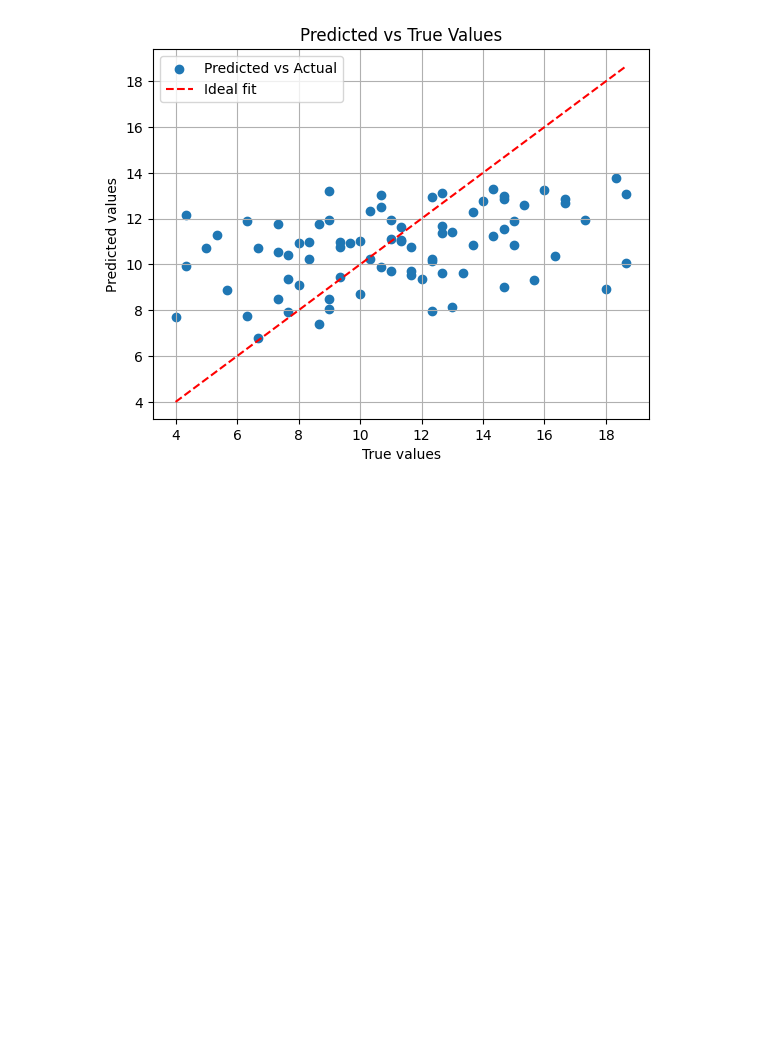
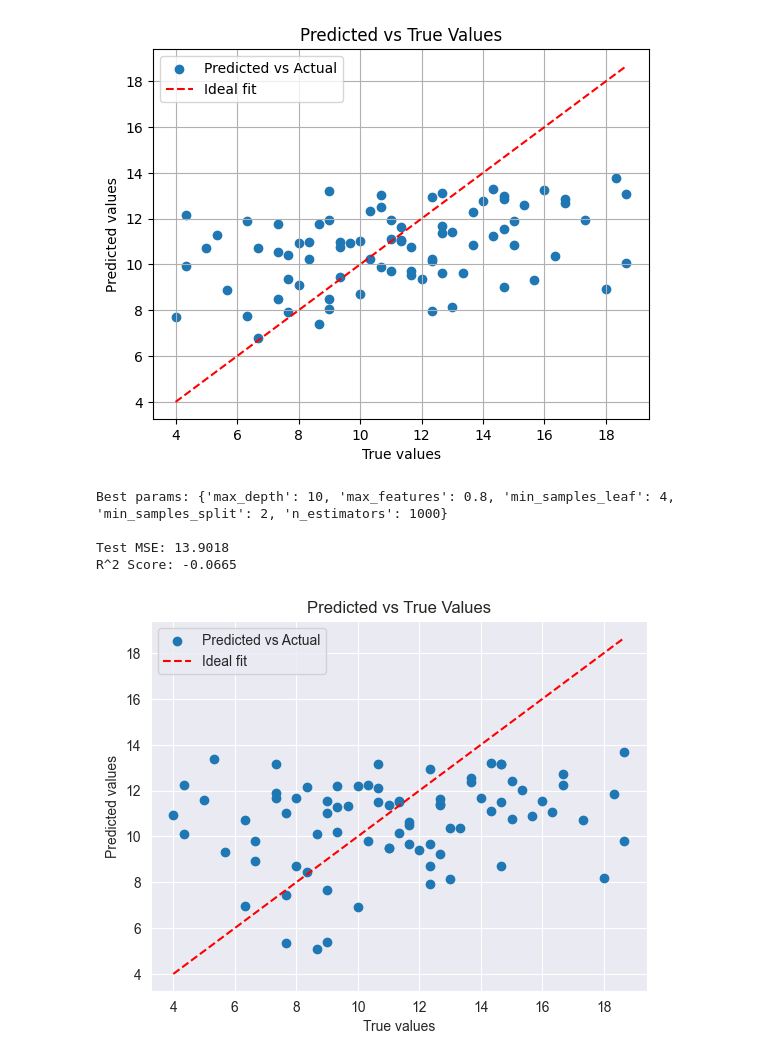
Before and after one commit to Nate-Kim/Grade-Prediction, a Jupyter notebook: RandomForest.ipynb, the cells around one changed output. Saved outputs shown, nothing was run; the diff lists cells and outputs as text; code cells hidden in the pictures; blank space fills up the shorter version.

```diff
--- a/RandomForest.ipynb
+++ b/RandomForest.ipynb
@@ -177,3 +177,47 @@ Best params: {'max_depth': 10, 'max_features': 0.7, 'min_samples_leaf': 1, 'min_
 Test MSE: 11.3961
 R^2 Score: 0.1258
 [figure]
+# %%
+# Regression with simple data for web hosting
+_, _, _, _, sData_X, sData_y = load_math_dataset()
+
+rf = RandomForestRegressor(random_state=42)
+
+X_train, X_test, y_train, y_test = train_test_split(sData_X, sData_y, test_size=0.2, random_state=42)
+
+param_grid = {
+    'n_estimators': [300, 500, 1000],
+    'max_depth': [10, 20, None],
+    'min_samples_split': [2, 4],
+    'min_samples_leaf': [1, 2, 4],
+    'max_features': [0.9, 0.8, 0.7]
+}
+
+grid_search = GridSearchCV(rf, param_grid, cv=3, scoring="r2", n_jobs=-1)
+grid_search.fit(X_train, y_train)
+
+print("Best params:", grid_search.best_params_)
+
+best_model = grid_search.best_estimator_
+y_pred = best_model.predict(X_test)
+
+mse = mean_squared_error(y_test, y_pred)
+r2 = r2_score(y_test, y_pred)
+
+print(f"\nTest MSE: {mse:.4f}")
+print(f"R^2 Score: {r2:.4f}")
+
+plt.scatter(y_test, y_pred, label='Predicted vs Actual')
+plt.plot([min(y_test), max(y_test)], [min(y_test), max(y_test)], color='red', linestyle='--', label='Ideal fit')
+plt.xlabel('True values')
+plt.ylabel('Predicted values')
+plt.title('Predicted vs True Values')
+plt.legend()
+plt.grid(True)
+plt.show()
+# %% [output]
+Best params: {'max_depth': 10, 'max_features': 0.8, 'min_samples_leaf': 4, 'min_samples_split': 2, 'n_estimators': 1000}
+
+Test MSE: 13.9018
+R^2 Score: -0.0665
+[figure, added]
```
Also changed, not shown: 1 other file.
